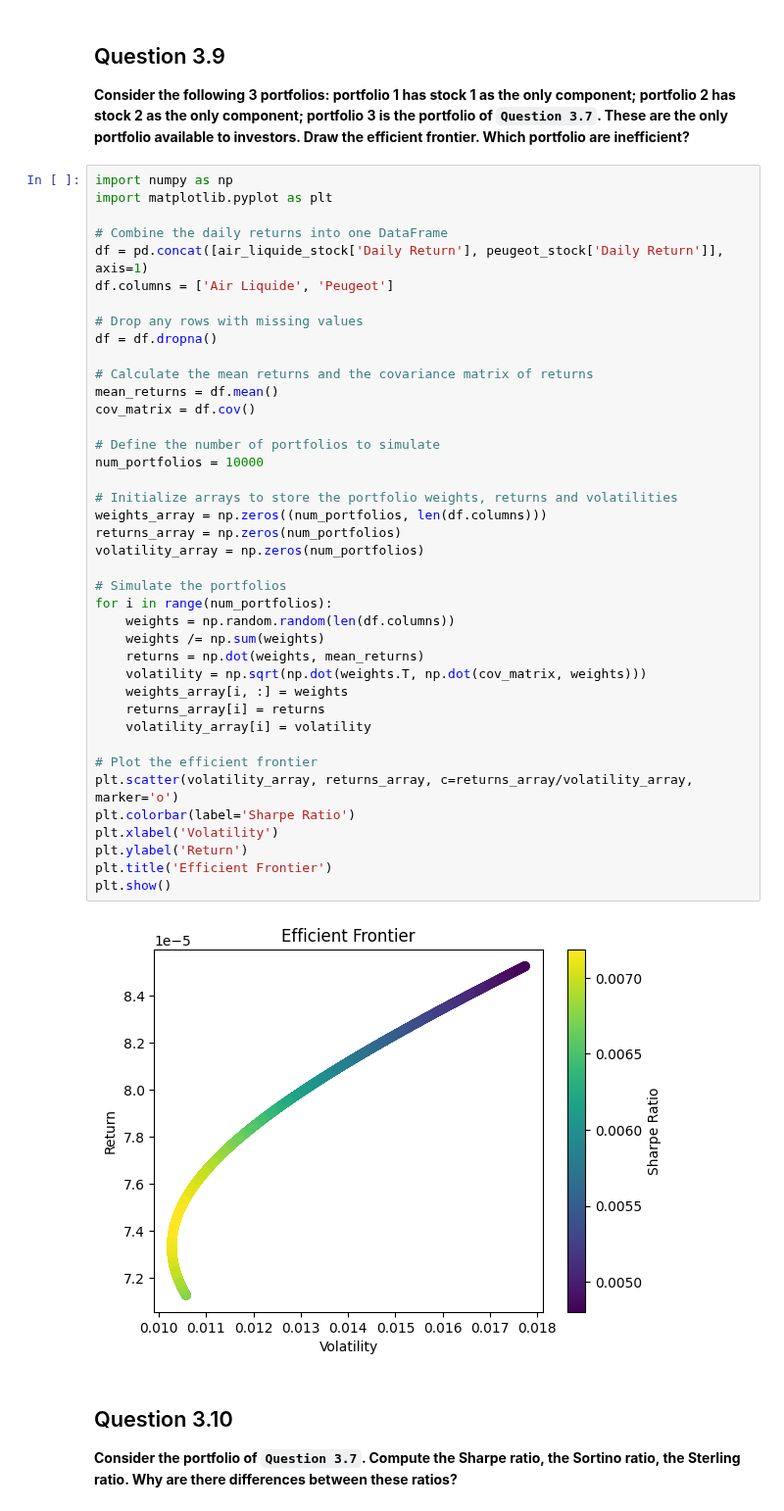
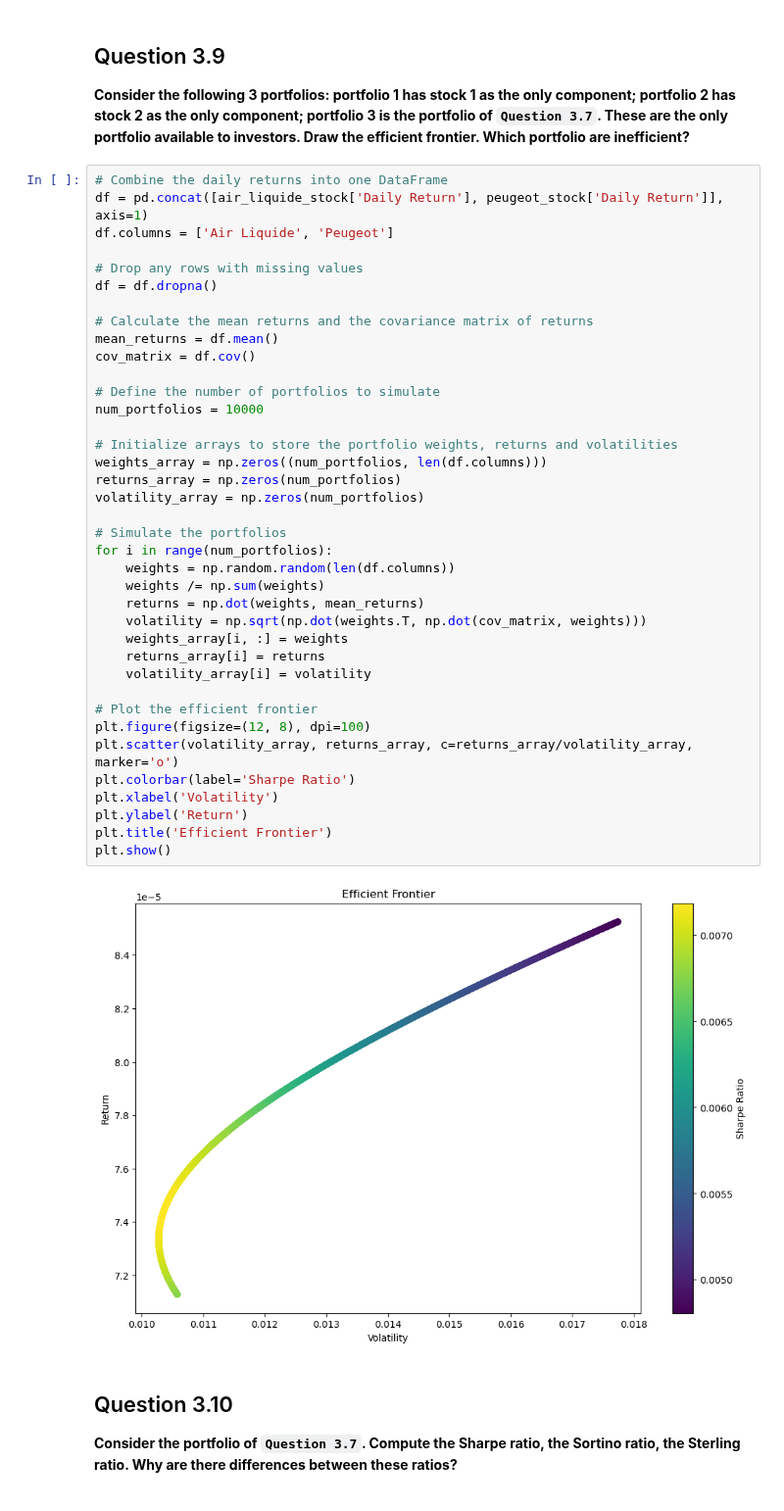
Before and after one commit to leonardohannas/MODS205_TelecomParis, a Jupyter notebook: proj.ipynb, the cells around one changed output. Shown at 98% size. Cells and saved outputs as stored; diff of their text form.

```diff
--- a/proj.ipynb
+++ b/proj.ipynb
@@ -429,9 +429,6 @@ The weight of the Air Liquide stock in the portfolio is -0.5171
 ## Question 3.9
 **Consider the following 3 portfolios: portfolio 1 has stock 1 as the only component; portfolio 2 has stock 2 as the only component; portfolio 3 is the portfolio of `Question 3.7`. These are the only portfolio available to investors. Draw the efficient frontier. Which portfolio are inefficient?**
 # %%
-import numpy as np
-import matplotlib.pyplot as plt
-
 # Combine the daily returns into one DataFrame
 df = pd.concat([air_liquide_stock['Daily Return'], peugeot_stock['Daily Return']], axis=1)
 df.columns = ['Air Liquide', 'Peugeot']
@@ -442,34 +439,35 @@ df = df.dropna()
 # Calculate the mean returns and the covariance matrix of returns
 mean_returns = df.mean()
 cov_matrix = df.cov()
 
 # Define the number of portfolios to simulate
 num_portfolios = 10000
 
 # Initialize arrays to store the portfolio weights, returns and volatilities
 weights_array = np.zeros((num_portfolios, len(df.columns)))
 returns_array = np.zeros(num_portfolios)
 volatility_array = np.zeros(num_portfolios)
 
 # Simulate the portfolios
 for i in range(num_portfolios):
     weights = np.random.random(len(df.columns))
     weights /= np.sum(weights)
     returns = np.dot(weights, mean_returns)
     volatility = np.sqrt(np.dot(weights.T, np.dot(cov_matrix, weights)))
     weights_array[i, :] = weights
     returns_array[i] = returns
     volatility_array[i] = volatility
 
 # Plot the efficient frontier
+plt.figure(figsize=(12, 8), dpi=100)
 plt.scatter(volatility_array, returns_array, c=returns_array/volatility_array, marker='o')
 plt.colorbar(label='Sharpe Ratio')
 plt.xlabel('Volatility')
 plt.ylabel('Return')
 plt.title('Efficient Frontier')
 plt.show()
 # %% [output]
-[figure, old version]
+[figure, new version]
 # %% [markdown]
 ## Question 3.10
 **Consider the portfolio of `Question 3.7`. Compute the Sharpe ratio, the Sortino ratio, the Sterling ratio. Why are there differences between these ratios?**
```
Also changed, not shown: parts of 6 cells of this notebook.
